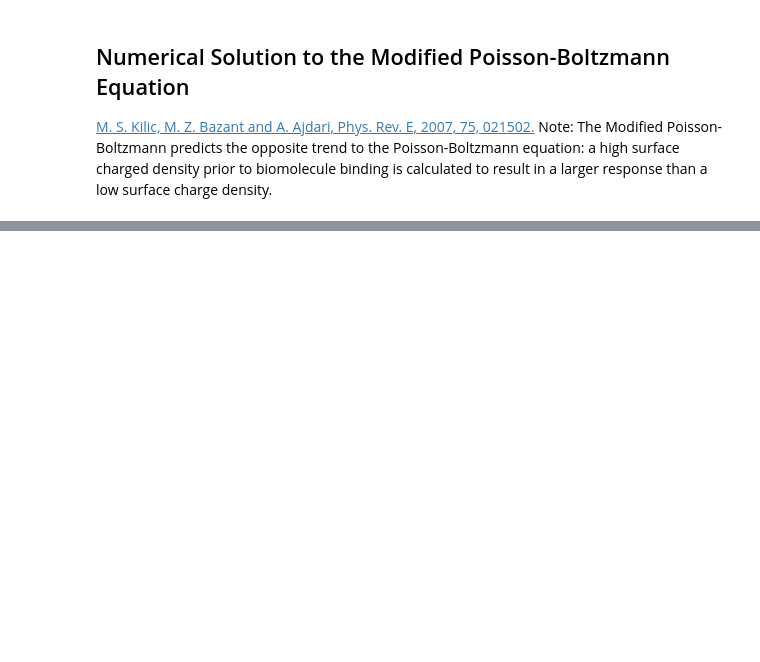
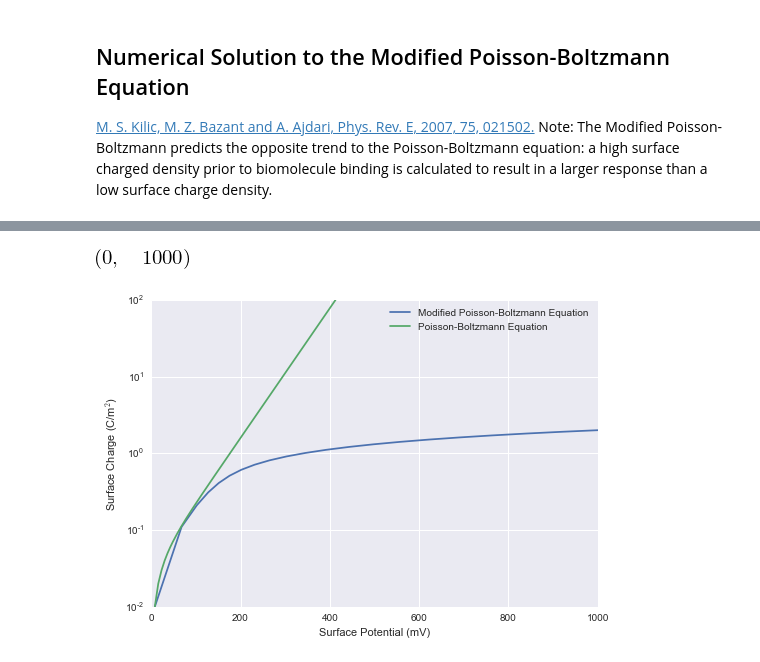
Before and after one commit to bml1g12/P-B-SurfPot-Calc, a Jupyter notebook: SurfaceChargeCalculations.ipynb, the cells around one changed output, grey strips where cells are left out. Cells and saved outputs as stored; diff of their text form; code cells hidden in the pictures; blank space fills up the shorter version.

```diff
--- a/SurfaceChargeCalculations.ipynb
+++ b/SurfaceChargeCalculations.ipynb
@@ -293,0 +303,71 @@ for ionic_stren in [0.03,0.3,3]:
+# %%
+x = sympy.symbols("x") # The potential to be solved for numerically.
+
+def delta_psi_mpb(sigma_0, ionic_stren, SCALE=1):
+    """Modified Poisson Boltzmann Equation, as shown in previous cell but without "biomolecule".
+    Return  the surface potential as a function of surface charge 'x'.
+    #Fudge parameter is a scale factor for the size of ions in the model (empirical parameter) """
+
+    n_0=ionic_stren*1000.0 # mol/m^3
+    number_density_ionic_strength=n_0*avo_L
+    kappa=sympy.sqrt((2*n_0*avo_L*(e**2))/(epsilon_medium*k*T))
+    debyel=1/kappa
+
+    a=184*2e-12 #meters, Size of the ion (in meters, Table 1 paper, Na+) 125 is KCl
+    nu=2*(a**3)*number_density_ionic_strength*SCALE # Packing parameter, unitless
+    #Note that q_edl is positive here, but as I want q_surface I've put a negative sign in front which cancels with the negative sign in the paper to make no sign.
+    sinhterm=sympy.sinh(z*e*x/(2*k*T))**2
+    innerrootterm=(2/nu)*sympy.log(1+2*nu*sinhterm)
+    eqn=(  sympy.sign(x)*2*e*z*number_density_ionic_strength*debyel*sympy.sqrt(innerrootterm)  )  -  sigma_0
+
+    psi=sympy.nsolve(eqn, x, 0.1, solver='newton') #http://docs.sympy.org/0.7.0/modules/mpmath/calculus/optimization.html
+    return psi*1000 #mV
+
+def delta_psi_monovalent(x, ionic_stren):
+    """Modified Poisson Boltzmann Equation, as shown in previous cell but without "biomolecule".
+    Return  the surface potential as a function of surface charge 'x'.
+    The model is the Poisson-Boltzmann Equation (i.e. the Grahame equation solved for potential) for a monovalent 1:1 electrolyte
+    Input: The Ionic Strength (in Molar), 'ionic_stren'
+    Input: 'x' list of native surface charges (C/m^2)
+    Returns: The change in surface potential (in mV)
+    Note that, unlike the Debye-Hückel equation, this equation has not been linearised by assuming an inverse hyperbolic sine (asinh) term can be apprximated to x^2.
+    Linearising results in the simpler, linear, Debye-Huckel equation, and the concept of a Debye Length
+    """
+    sigma_0=x
+    n_0=ionic_stren*1000 # mol/m^3
+    psi=(2*k*T)/(z*e)*sympy.asinh(((sigma_0)/sympy.sqrt(8*epsilon_medium*k*T*n_0*avo_L)))
+
+    return psi*1000 #mV
+
+a=delta_psi_mpb(0.005, 0.9)
+b=delta_psi_monovalent(0.005,0.3)
+xspan=np.arange(0.01,10,0.1)
+xspan2=np.arange(0.01,100,0.01)
+
+ionic_stren=0.3
+
+######The below commented code can be used to get scale factors to
+#compare to scale axis to being dimensionless, like the figures in
+#original Kilic et al. Modified Poisson Boltzmann equation paper
+#n_0=ionic_stren*1000.0 # mol/m^3
+#number_density_ionic_strength=n_0*avo_L
+#kappa=sympy.sqrt((2*n_0*avo_L*(e**2))/(epsilon_medium*k*T))
+#debyel=1/kappa
+#factor=1/(2*elementary_charge*number_density_ionic_strength*debyel)
+#a=184*2e-12 #meters, Size of the ion (in meters, Table 1 paper, Na+) 125 is KCl
+#nu=2*(a**3)*number_density_ionic_strength # Packing parameter, unitless
+#####
+
+pot_mpb=[delta_psi_mpb(chg, ionic_stren) for chg in xspan]
+pot_grahame=[delta_psi_monovalent(chg, ionic_stren) for chg in xspan2]
+
+plt.plot(pot_mpb, xspan, label='Modified Poisson-Boltzmann Equation')
+plt.plot(pot_grahame, xspan2, label='Poisson-Boltzmann Equation')
+plt.legend()
+plt.xlabel("Surface Potential (mV)")
+plt.ylabel("Surface Charge (C/m$^{2}$)")
+plt.yscale("log")
+plt.xlim(0,1000)
+# %% [output]
+[figure, added]
+[figure, added]
```
Also changed, not shown: parts of 5 cells of this notebook.
